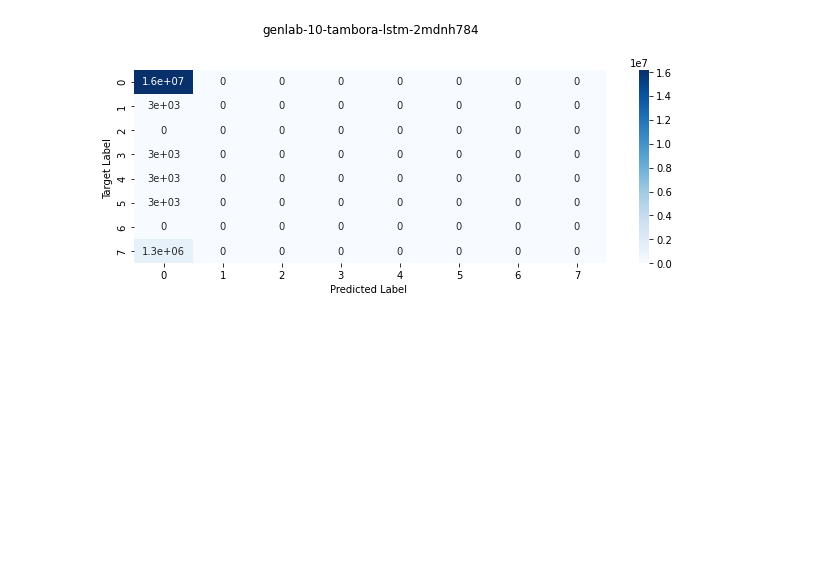
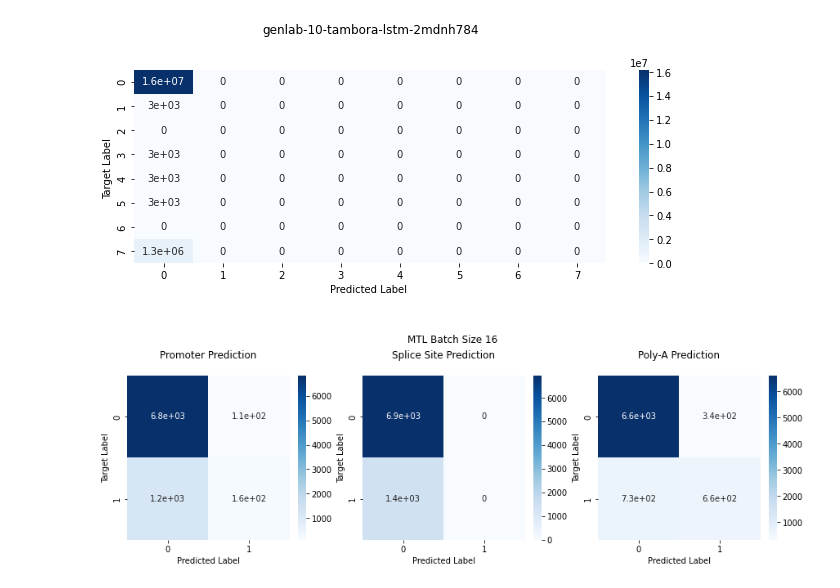
Before and after one commit to anwari32/sequence-processing, a Jupyter notebook: visualisation.ipynb, the cells around one changed output. Cells and saved outputs as stored; diff of their text form; code cells hidden in the pictures; blank space fills up the shorter version.

Commit message:
added cf matrix for mtl. added small genlab training code.

```diff
--- a/visualisation.ipynb
+++ b/visualisation.ipynb
@@ -428,12 +428,12 @@ def create_confusion_matrix_from_mtl(csv_file, epoch=-1):
         polya_predict = r["polya_predict"]
         polya_target = r["polya_label"]
 
-        prom_preds.append(prom_predict)
-        prom_targets.append(prom_target)
-        ss_preds.append(ss_predict)
-        ss_targets.append(ss_targets)
-        polya_preds.append(polya_predict)
-        polya_targets.append(polya_target)
+        prom_preds.append(int(prom_predict))
+        prom_targets.append(int(prom_target))
+        ss_preds.append(int(ss_predict))
+        ss_targets.append(int(ss_target))
+        polya_preds.append(int(polya_predict))
+        polya_targets.append(int(polya_target))
 
     return confusion_matrix(prom_targets, prom_preds, labels=[0,1]), confusion_matrix(ss_targets, ss_preds, labels=[0,1]), confusion_matrix(polya_targets, polya_preds, labels=[0,1])
 
@@ -449,25 +449,31 @@ mtl_b128_cf_matrix = create_confusion_matrix_from_mtl(mtl_128_eval_log)
 # %%
 import seaborn as sns
 import matplotlib.pyplot as plt
 
-fig, axes = plt.subplots(nrows=1, ncols=3, constrained_layout=True, figsize=(8,4))
+# fig, axes = plt.subplots(nrows=1, ncols=3, constrained_layout=True, figsize=(8,4))
+fig, axes = plt.subplots(ncols=3, constrained_layout=True, figsize=(12,4))
 fig.suptitle("MTL Batch Size 16")
-axes[0][0] = sns.heatmap(mtl_b16_cf_matrix[0], annot=True, cmap='Blues')
-axes[0][0].set_title('Promoter Prediction\n\n')
-axes[0][0].set_xlabel('Predicted Label \n')
-axes[0][0].set_ylabel('Target Label ')
 
-axes[0][1] = sns.heatmap(mtl_b16_cf_matrix[1], annot=True, cmap='Blues')
-axes[0][1].set_title('Splice Site Prediction\n\n')
-axes[0][1].set_xlabel('Predicted Label \n')
-axes[0][1].set_ylabel('Target Label ')
+ax, ax2, ax3 = axes
 
-axes[0][2] = sns.heatmap(mtl_b16_cf_matrix[2], annot=True, cmap='Blues')
-axes[0][2].set_title('Poly-A Prediction\n\n')
-axes[0][2].set_xlabel('Predicted Label \n')
-axes[0][2].set_ylabel('Target Label ')
+sns.heatmap(mtl_b16_cf_matrix[0], annot=True, cmap='Blues', ax=ax)
+ax.set_title('Promoter Prediction\n')
+ax.set_xlabel('Predicted Label')
+ax.set_ylabel('Target Label')
+
+sns.heatmap(mtl_b16_cf_matrix[1], annot=True, cmap='Blues', ax=ax2)
+ax2.set_title('Splice Site Prediction\n')
+ax2.set_xlabel('Predicted Label')
+ax2.set_ylabel('Target Label')
+
+sns.heatmap(mtl_b16_cf_matrix[2], annot=True, cmap='Blues', ax=ax3)
+ax3.set_title('Poly-A Prediction\n')
+ax3.set_xlabel('Predicted Label')
+ax3.set_ylabel('Target Label')
 
 plt.show()
+# %% [output]
+[figure, added]
 # %%
 import seaborn as sns
 import matplotlib.pyplot as plt
```
Also changed, not shown: parts of 3 cells of this notebook, 3 other files.
